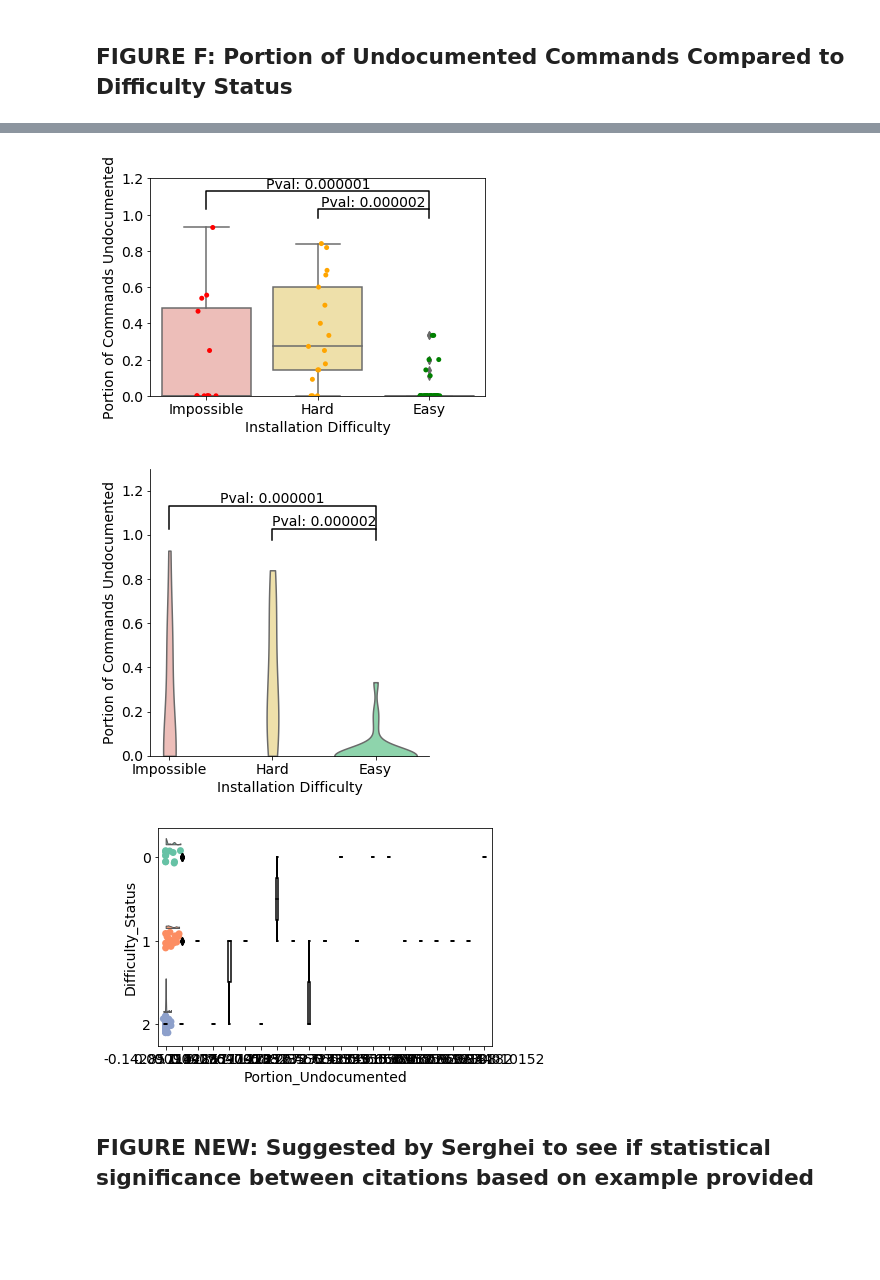
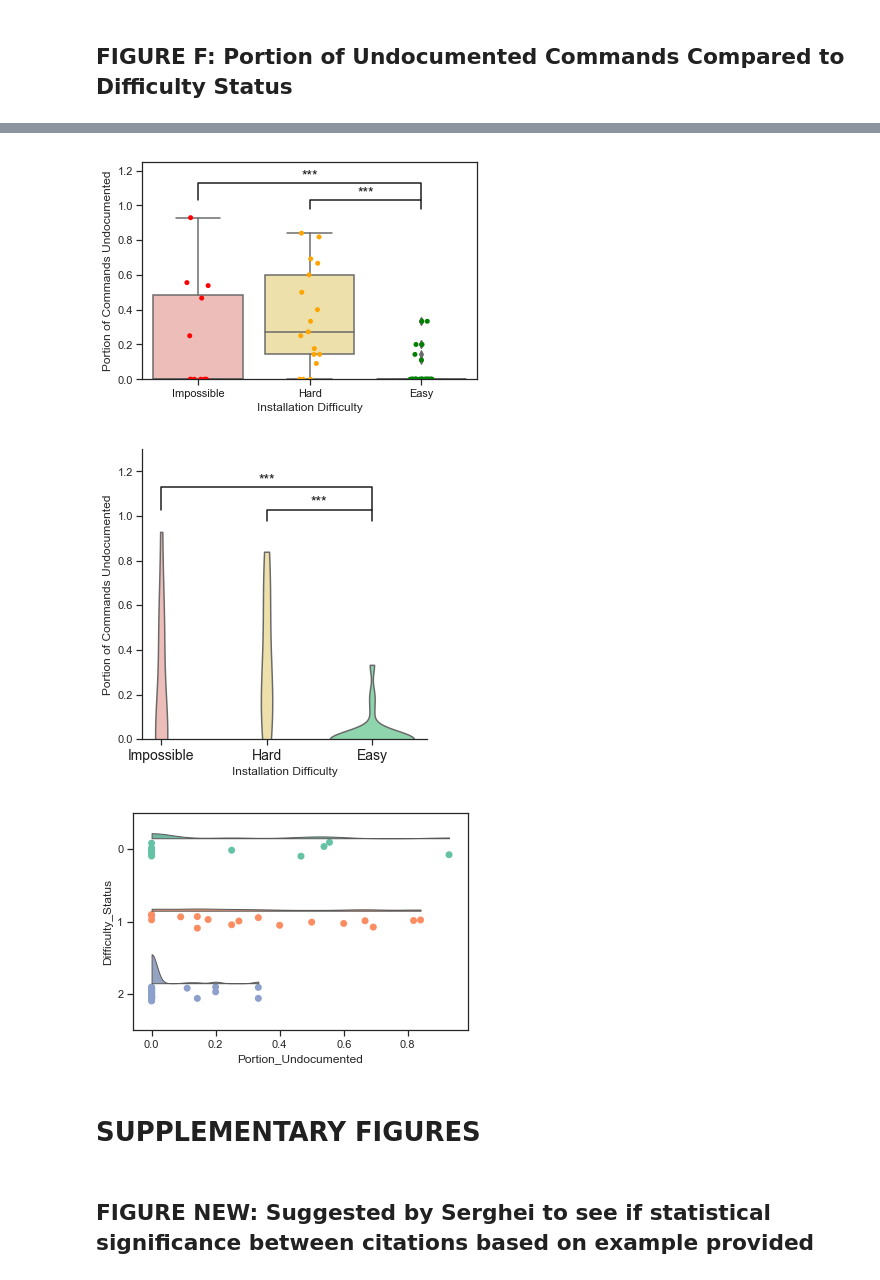
Before and after one commit to xubeisi/good.software, a Jupyter notebook: analysis/figure2_notebook.ipynb, the cells around one changed output, grey strips where cells are left out. Drawn from its saved outputs; the diff is of its cells as text; code cells hidden in the pictures; blank space fills up the shorter version.

```diff
--- a/analysis/figure2_notebook.ipynb
+++ b/analysis/figure2_notebook.ipynb
@@ -557,22 +562,22 @@ plt.show()
 # %%
-data["auto_test"] = np.where((data.Difficulty_Status!=0) & (data.Commands==data.Commands_Listed),'Pass','Fail')
+# data["auto_test"] = np.where((data.Difficulty_Status!=0) & (data.Commands==data.Commands_Listed),'Pass','Fail')
 
-sns.boxplot(x="auto_test", y="Time_To_Install", data=data, palette=['#82E0AA', '#F5B7B1'])
-sns.stripplot(x="auto_test", y="Time_To_Install", data=data, palette=['green', 'red'], zorder=0.05)
+# sns.boxplot(x="auto_test", y="Time_To_Install", data=data, palette=[my_colors.green, my_colors.red])
+# sns.stripplot(x="auto_test", y="Time_To_Install", data=data, palette=['black'], zorder=0.05)
 
-x1, x2 = 0, 1
-y, h, col = data['Time_To_Install'].max() + 4, 2, 'k'
-plt.plot([x1, x1, x2, x2], [y, y+h, y+h, y], lw=1.5, c=col)
+# x1, x2 = 0, 1
+# y, h, col = data['Time_To_Install'].max() + 4, 2, 'k'
+# plt.plot([x1, x1, x2, x2], [y, y+h, y+h, y], lw=1.5, c=col)
 
-p_value = stats.ks_2samp(data[(data.auto_test=='Fail')].Time_To_Install.tolist(),
-                         data[(data.auto_test=='Pass')].Time_To_Install.tolist())
+# p_value = stats.ks_2samp(data[(data.auto_test=='Fail')].Time_To_Install.tolist(),
+#                          data[(data.auto_test=='Pass')].Time_To_Install.tolist())
 
-plt.text((x1+x2)*.5, y+h, 'Pval: %.10f'%(p_value[1]), ha='center', va='bottom', color=col)
+# plt.text((x1+x2)*.5, y+h, my_star(p_value[1]), ha='center', va='bottom', color=col)
 
 
-plt.ylim(ymin=0)
-plt.ylim(ymax=135)
-plt.xlabel("Automatic Installation Test")
-plt.ylabel("Installation Time (Min)")
-plt.xticks(ind, ["Passed", "Failed"], color='k')
-plt.show()
+# plt.ylim(ymin=0)
+# plt.ylim(ymax=135)
+# plt.xlabel("Automatic Installation Test")
+# plt.ylabel("Installation Time (Min)")
+# plt.xticks(ind, ["Passed", "Failed"], color='k')
+# plt.show()
@@ -662,36 +665,36 @@ data.head(10)
 # %%
 data["Portion_Undocumented"] = (data["Commands"]-data["Commands_Listed"])/(data["Commands"] + data["Commands_Listed"])
 sns.boxplot(x="Difficulty_Status", y="Portion_Undocumented", data=data, palette=['#F5B7B1', '#F9E79F', '#82E0AA'])
 sns.stripplot(x="Difficulty_Status", y="Portion_Undocumented", data=data, palette=['red', 'orange', 'green'])
 labels = ["Impossible", "Hard", "Easy"]
 ind  = np.arange(3)
 
 x1, x2 = 0, 2
 y, h, col = data['Portion_Undocumented'].max() + 0.1, 0.1, 'k'
 
 plt.plot([x1, x1, x2, x2], [y, y+h, y+h, y], lw=1.5, c=col)
 
 p_value = stats.ks_2samp(data[(data.Difficulty_Status==0)].Portion_Undocumented.tolist(),
                          data[(data.Difficulty_Status==2)].Portion_Undocumented.tolist())
-plt.text((x1+x2)*.5, y+h, 'Pval: %.6f'%(p_value[1]), ha='center', va='bottom', color=col)
+plt.text((x1+x2)*.5, y+h, my_star(p_value[1]), ha='center', va='bottom', color=col)
 
 
 x1, x2 = 1, 2
 y, h, col = data['Portion_Undocumented'].max() + 0.05, 0.05, 'k'
 plt.plot([x1, x1, x2, x2], [y, y+h, y+h, y], lw=1.5, c=col)
 
 p_value = stats.ks_2samp(data[(data.Difficulty_Status==1)].Portion_Undocumented.tolist(),
                          data[(data.Difficulty_Status==2)].Portion_Undocumented.tolist())
-plt.text((x1+x2)*.5, y+h, 'Pval: %.6f'%(p_value[1]), ha='center', va='bottom', color=col)
+plt.text((x1+x2)*.5, y+h, my_star(p_value[1]), ha='center', va='bottom', color=col)
 
-plt.ylim(ymax=1.2)
+plt.ylim(ymax=1.25)
 plt.ylim(ymin=0)
 plt.xlabel("Installation Difficulty")
 plt.ylabel("Portion of Commands Undocumented")
 plt.xticks(ind, labels, color='k')
 plt.show()
 # %% [output]
-[figure, old version]
+[figure, new version]
 # %%
 data["Portion_Undocumented"] = (data["Commands"]-data["Commands_Listed"])/(data["Commands"] + data["Commands_Listed"])
 sns.catplot(x="Difficulty_Status", y="Portion_Undocumented", data=data, palette=['#F5B7B1', '#F9E79F', '#82E0AA'],
@@ -706,7 +709,7 @@ plt.plot([x1, x1, x2, x2], [y, y+h, y+h, y], lw=1.5, c=col)
 
 p_value = stats.ks_2samp(data[(data.Difficulty_Status==0)].Portion_Undocumented.tolist(),
                          data[(data.Difficulty_Status==2)].Portion_Undocumented.tolist())
-plt.text((x1+x2)*.5, y+h, 'Pval: %.6f'%(p_value[1]), ha='center', va='bottom', color=col)
+plt.text((x1+x2)*.5, y+h, my_star(p_value[1]), ha='center', va='bottom', color=col)
 
 x1, x2 = 1, 2
 y, h, col = data['Portion_Undocumented'].max() + 0.05, 0.05, 'k'
@@ -715,7 +718,7 @@ plt.plot([x1, x1, x2, x2], [y, y+h, y+h, y], lw=1.5, c=col)
 
 p_value = stats.ks_2samp(data[(data.Difficulty_Status==1)].Portion_Undocumented.tolist(),
                          data[(data.Difficulty_Status==2)].Portion_Undocumented.tolist())
-plt.text((x1+x2)*.5, y+h, 'Pval: %.6f'%(p_value[1]), ha='center', va='bottom', color=col)
+plt.text((x1+x2)*.5, y+h, my_star(p_value[1]), ha='center', va='bottom', color=col)
 
 plt.ylim(ymax=1.3)
 plt.ylim(ymin=0)
@@ -724,18 +727,20 @@ plt.ylabel("Portion of Commands Undocumented")
 plt.xticks(ind, labels, color='k', fontsize=14)
 plt.show()
 # %% [output]
-[figure, old version]
+[figure, new version]
 # %%
 import ptitprince as pt
 ax=pt.half_violinplot(data = data, palette = "Set2", bw=.2,  linewidth=1,cut=0., orient="h",\
                    scale="area", width=.8, inner=None,y="Difficulty_Status", x="Portion_Undocumented")
 ax=sns.stripplot(data=data, palette="Set2", edgecolor="white",size=7, orient="h",\
                  y="Difficulty_Status", x="Portion_Undocumented",jitter=1,zorder=0)
-ax=sns.boxplot(data=data, color="black",width=.15, y="Difficulty_Status", x="Portion_Undocumented",zorder=10,\
-              showcaps=True,boxprops={'facecolor':'none', "zorder":10},\
-               showfliers=True,whiskerprops={'linewidth':2, "zorder":10},saturation=1)
+# ax=sns.boxplot(data=data, color="black",width=.15, y="Difficulty_Status", x="Portion_Undocumented",zorder=10,\
+#               showcaps=True,boxprops={'facecolor':'none', "zorder":10},\
+#                showfliers=True,whiskerprops={'linewidth':2, "zorder":10},saturation=1)
 # %% [output]
-[figure, old version]
+[figure, new version]
+# %% [markdown]
+# SUPPLEMENTARY FIGURES
 # %% [markdown]
 ## FIGURE NEW: Suggested by Serghei to see if statistical significance between citations based on example provided
 # %%
```
Also changed, not shown: parts of 26 cells of this notebook.
